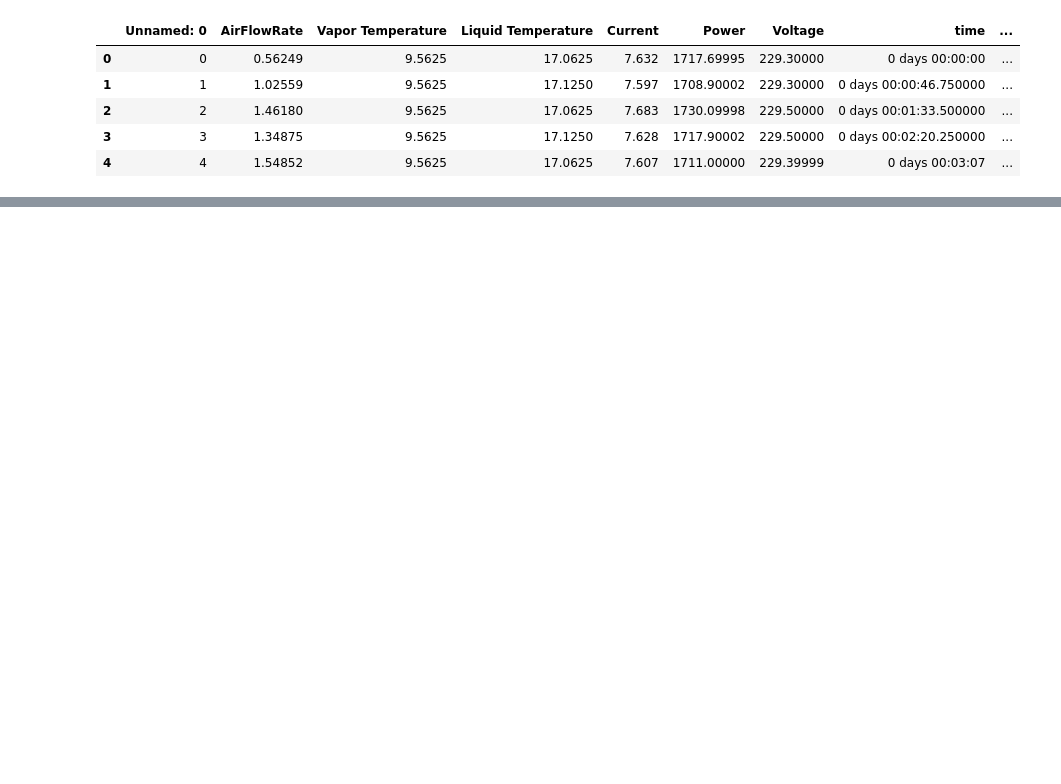
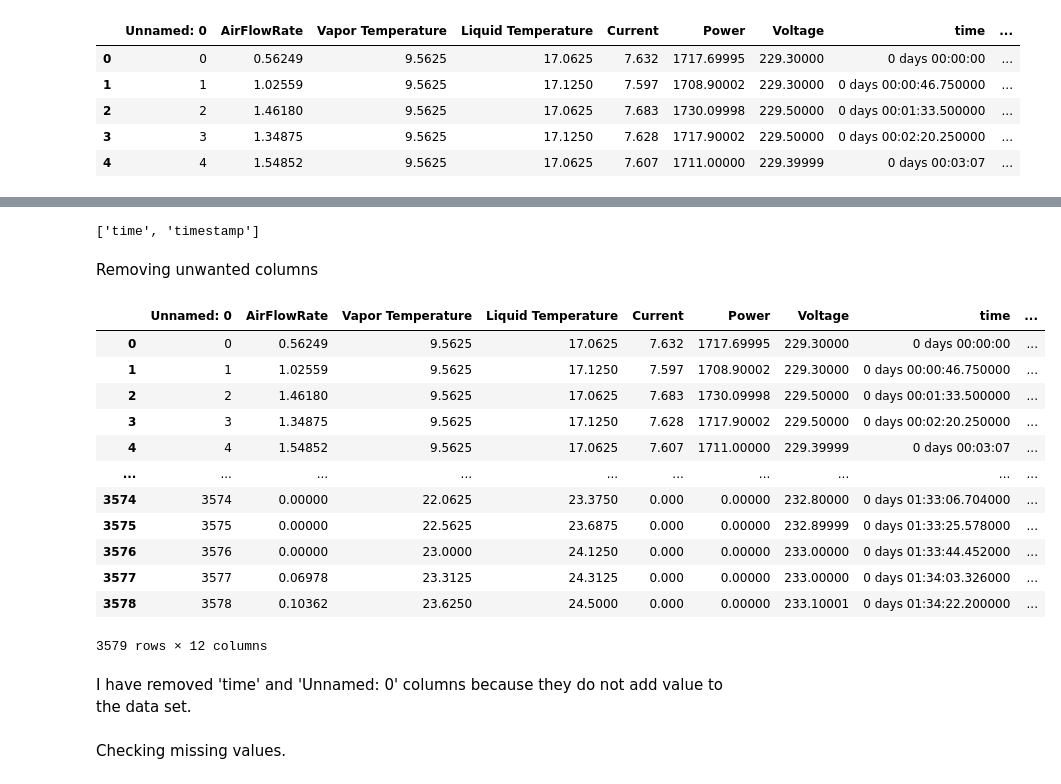
Before and after one commit to AkilaIsuri/AirConditioner-AnomalyDetection, a Jupyter notebook: EDA.ipynb, the cells around one changed output, grey strips where cells are left out. Saved outputs shown, nothing was run; the diff lists cells and outputs as text; code cells hidden in the pictures; blank space fills up the shorter version.

```diff
--- a/EDA.ipynb
+++ b/EDA.ipynb
@@ -56,0 +106,29 @@ df.head()
+# %%
+categorical_columns = df.select_dtypes(include=['object','category']).columns.to_list()
+categorical_columns
+# %% [output]
+['time', 'timestamp']
+# %% [markdown]
+Removing unwanted columns
+# %%
+columns_to_remove = ['time','Unnamed: 0']
+df.drop(columns=columns_to_remove)
+df
+# %% [output]
+|  | Unnamed: 0 | AirFlowRate | Vapor Temperature | Liquid Temperature | Current | Power | Voltage | time | ... |
+| 0 | 0 | 0.56249 | 9.5625 | 17.0625 | 7.632 | 1717.69995 | 229.30000 | 0 days 00:00:00 | ... |
+| 1 | 1 | 1.02559 | 9.5625 | 17.1250 | 7.597 | 1708.90002 | 229.30000 | 0 days 00:00:46.750000 | ... |
+| 2 | 2 | 1.46180 | 9.5625 | 17.0625 | 7.683 | 1730.09998 | 229.50000 | 0 days 00:01:33.500000 | ... |
+| 3 | 3 | 1.34875 | 9.5625 | 17.1250 | 7.628 | 1717.90002 | 229.50000 | 0 days 00:02:20.250000 | ... |
+| 4 | 4 | 1.54852 | 9.5625 | 17.0625 | 7.607 | 1711.00000 | 229.39999 | 0 days 00:03:07 | ... |
+| ... | ... | ... | ... | ... | ... | ... | ... | ... | ... |
+| 3574 | 3574 | 0.00000 | 22.0625 | 23.3750 | 0.000 | 0.00000 | 232.80000 | 0 days 01:33:06.704000 | ... |
+| 3575 | 3575 | 0.00000 | 22.5625 | 23.6875 | 0.000 | 0.00000 | 232.89999 | 0 days 01:33:25.578000 | ... |
+| 3576 | 3576 | 0.00000 | 23.0000 | 24.1250 | 0.000 | 0.00000 | 233.00000 | 0 days 01:33:44.452000 | ... |
+| 3577 | 3577 | 0.06978 | 23.3125 | 24.3125 | 0.000 | 0.00000 | 233.00000 | 0 days 01:34:03.326000 | ... |
+| 3578 | 3578 | 0.10362 | 23.6250 | 24.5000 | 0.000 | 0.00000 | 233.10001 | 0 days 01:34:22.200000 | ... |
+3579 rows × 12 columns
+# %% [markdown]
+I have removed 'time' and 'Unnamed: 0' columns because they do not add value to the data set.
+# %% [markdown]
+Checking missing values.
```
Also changed, not shown: parts of 13 cells of this notebook.
